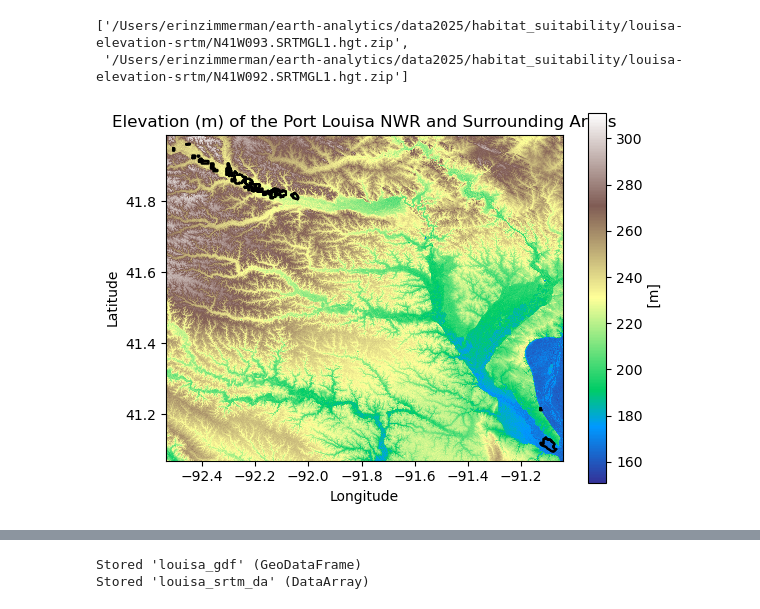
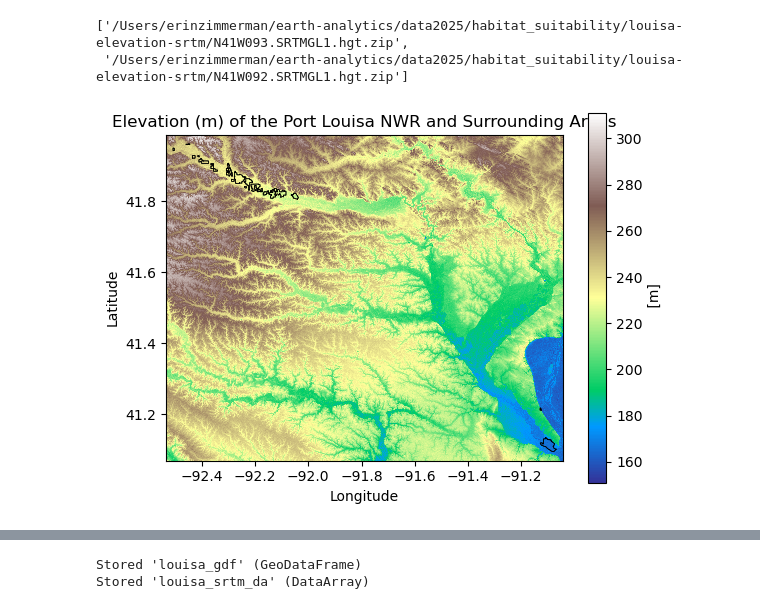
Before and after one commit to earthlab-education/habitat-suitability-ZimmZone, a Jupyter notebook: 03.5_louisa_soil_sata_suitability.ipynb, the cells around one changed output, grey strips where cells are left out. Drawn from its saved outputs; the diff is of its cells as text; code cells hidden in the pictures.

```diff
--- a/03.5_louisa_soil_sata_suitability.ipynb
+++ b/03.5_louisa_soil_sata_suitability.ipynb
@@ -376,11 +382,11 @@ louisa_srtm_da = merge_arrays(louisa_srtm_da_list)
 # %%
 # Check SRTM data w/ Port Louisa plotted on top
 louisa_srtm_da.plot(cmap='terrain')
 
-louisa_gdf.boundary.plot(ax = plt.gca(), color='black')
+louisa_gdf.boundary.plot(ax = plt.gca(), color='black', linewidth=.5)
 plt.title('Elevation (m) of the Port Louisa NWR and Surrounding Areas')
 plt.ylabel('Latitude')
 plt.xlabel('Longitude')
 plt.show()
 # %% [output]
-[figure, old version]
+[figure, new version]
```
Also changed, not shown: parts of 6 cells of this notebook, 6 other files.
